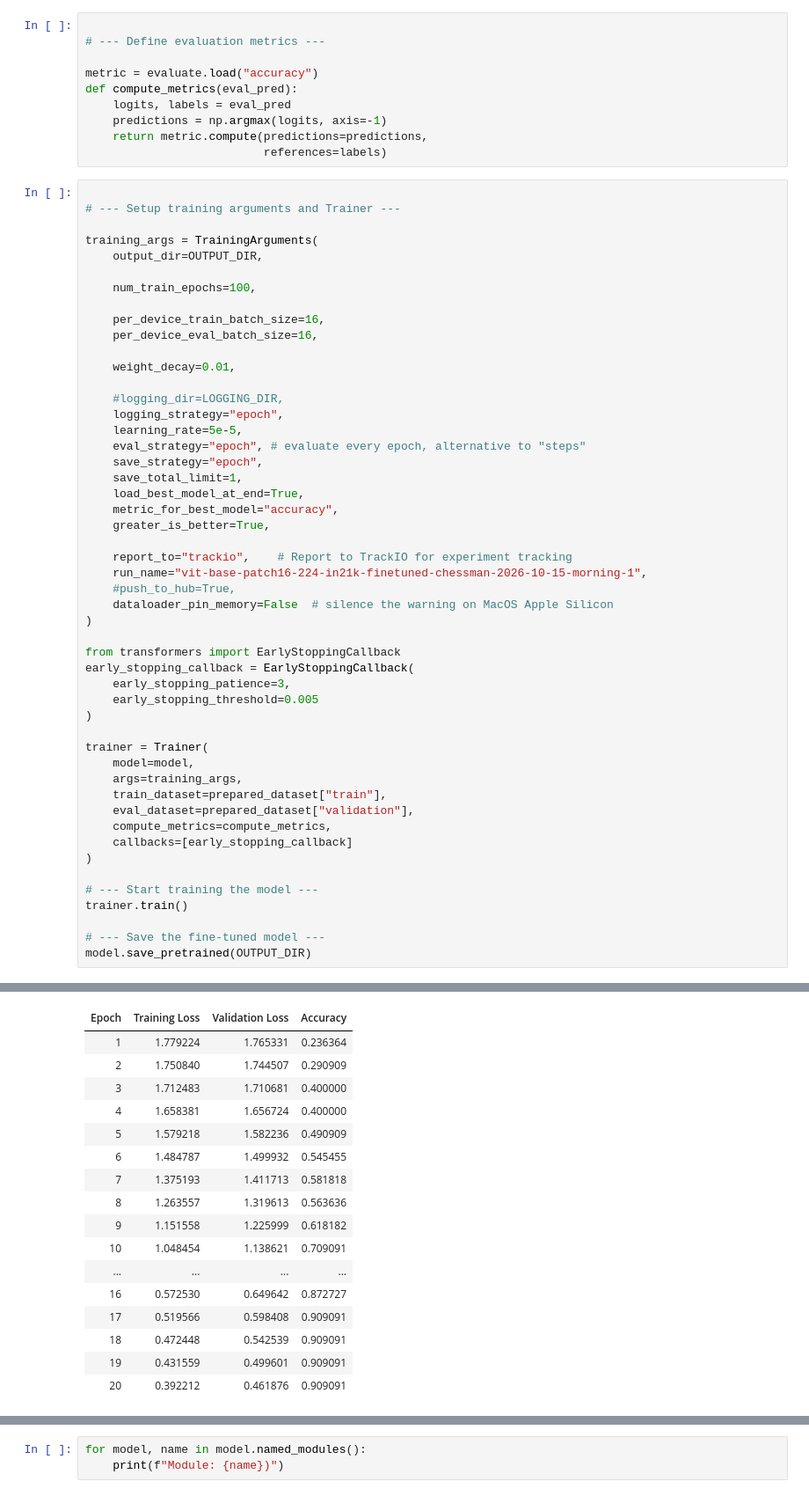
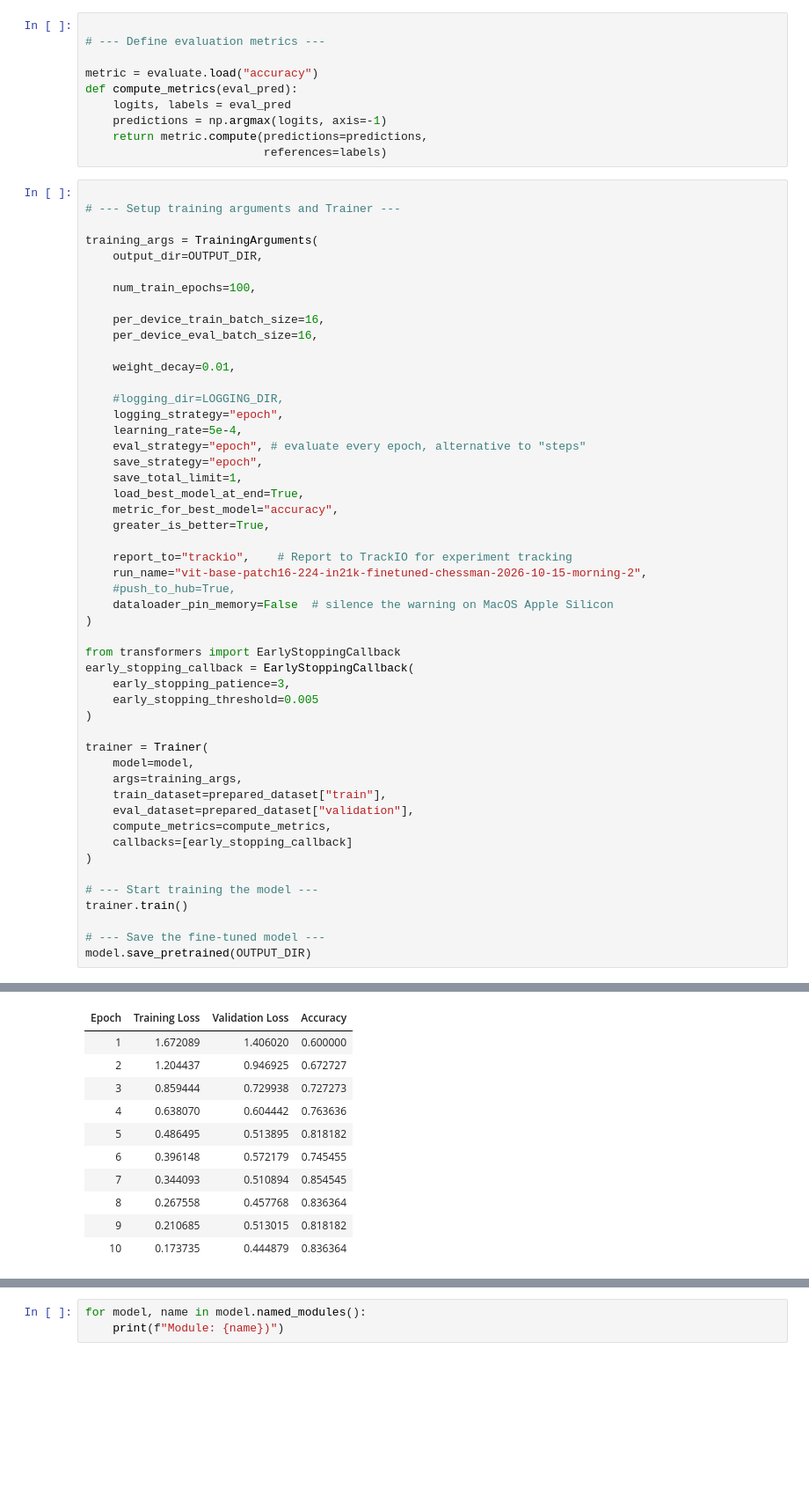
Before and after one commit to chandrashekar-babu/huggingface-transformers, a Jupyter notebook: Day_4/2026_Oct15_Morning.ipynb, the cells around one changed output, grey strips where cells are left out. Shown at 88% size. Drawn from its saved outputs; the diff is of its cells as text; blank space fills up the shorter version.

Commit message:
2026 October 2026 Morning - PEFT checkpoint

```diff
--- a/Day_4/2026_Oct15_Morning.ipynb
+++ b/Day_4/2026_Oct15_Morning.ipynb
@@ -953,7 +1057,7 @@ training_args = TrainingArguments(
 
     #logging_dir=LOGGING_DIR,
     logging_strategy="epoch",
-    learning_rate=5e-5,
+    learning_rate=5e-4,
     eval_strategy="epoch", # evaluate every epoch, alternative to "steps"
     save_strategy="epoch",
     save_total_limit=1,
@@ -962,7 +1066,7 @@ training_args = TrainingArguments(
     greater_is_better=True,
 
     report_to="trackio",    # Report to TrackIO for experiment tracking
-    run_name="vit-base-patch16-224-in21k-finetuned-chessman-2026-10-15-morning-1",
+    run_name="vit-base-patch16-224-in21k-finetuned-chessman-2026-10-15-morning-2",
     #push_to_hub=True,
     dataloader_pin_memory=False  # silence the warning on MacOS Apple Silicon
 )
@@ -998,17 +1102,11 @@ model.save_pretrained(OUTPUT_DIR)
 | Epoch | Training Loss | Validation Loss | Accuracy |
-| 1 | 1.779224 | 1.765331 | 0.236364 |
-| 2 | 1.750840 | 1.744507 | 0.290909 |
-| 3 | 1.712483 | 1.710681 | 0.400000 |
-| 4 | 1.658381 | 1.656724 | 0.400000 |
-| 5 | 1.579218 | 1.582236 | 0.490909 |
-| 6 | 1.484787 | 1.499932 | 0.545455 |
-| 7 | 1.375193 | 1.411713 | 0.581818 |
-| 8 | 1.263557 | 1.319613 | 0.563636 |
-| 9 | 1.151558 | 1.225999 | 0.618182 |
-| 10 | 1.048454 | 1.138621 | 0.709091 |
-| ... | ... | ... | ... |
-| 16 | 0.572530 | 0.649642 | 0.872727 |
-| 17 | 0.519566 | 0.598408 | 0.909091 |
-| 18 | 0.472448 | 0.542539 | 0.909091 |
-| 19 | 0.431559 | 0.499601 | 0.909091 |
-| 20 | 0.392212 | 0.461876 | 0.909091 |
+| 1 | 1.672089 | 1.406020 | 0.600000 |
+| 2 | 1.204437 | 0.946925 | 0.672727 |
+| 3 | 0.859444 | 0.729938 | 0.727273 |
+| 4 | 0.638070 | 0.604442 | 0.763636 |
+| 5 | 0.486495 | 0.513895 | 0.818182 |
+| 6 | 0.396148 | 0.572179 | 0.745455 |
+| 7 | 0.344093 | 0.510894 | 0.854545 |
+| 8 | 0.267558 | 0.457768 | 0.836364 |
+| 9 | 0.210685 | 0.513015 | 0.818182 |
+| 10 | 0.173735 | 0.444879 | 0.836364 |
```
Also changed, not shown: parts of 13 cells of this notebook.
